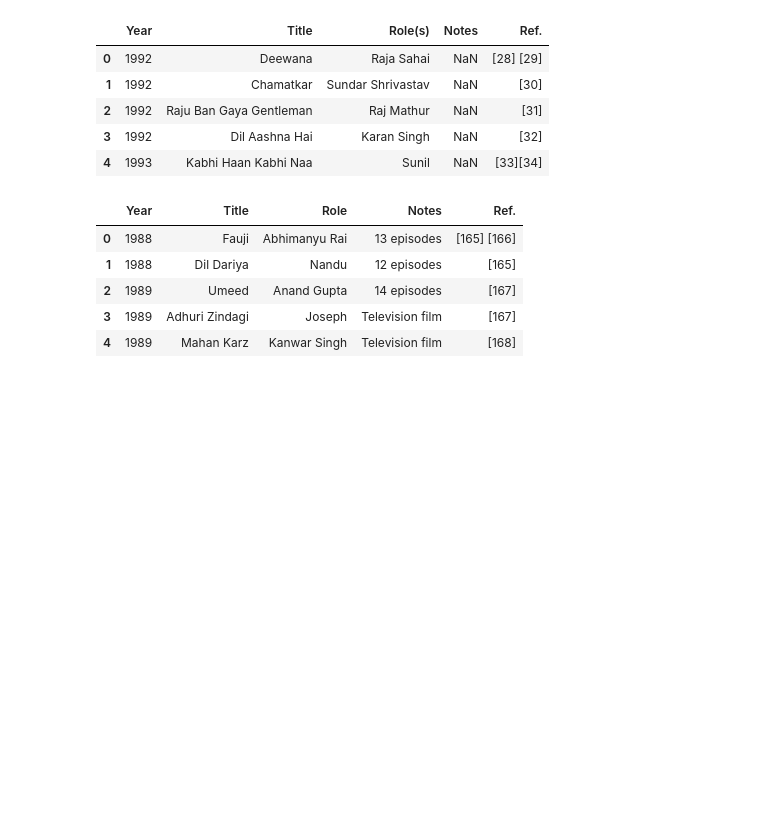
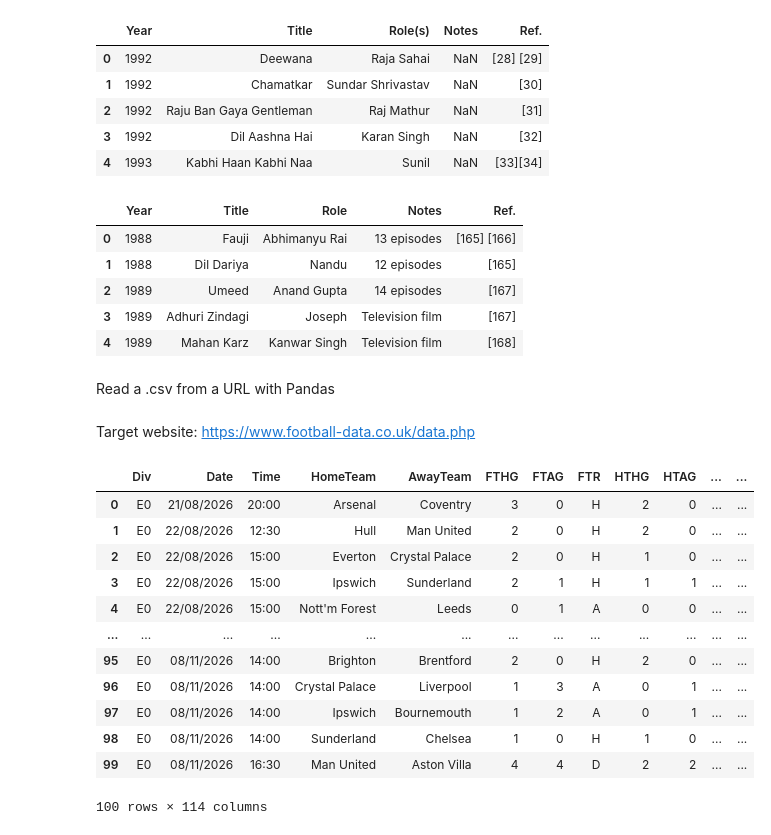
Before and after one commit to A04ksj/Automation_with_python, a Jupyter notebook: table_extraction.ipynb, the cells around one changed output. Cells and saved outputs as stored; diff of their text form; code cells hidden in the pictures; blank space fills up the shorter version.

```diff
--- a/table_extraction.ipynb
+++ b/table_extraction.ipynb
@@ -62,3 +62,7 @@ Shah_Rukh_Khan_filmography[3].head()
 | 2 | 1989 | Umeed | Anand Gupta | 14 episodes | [167] |
 | 3 | 1989 | Adhuri Zindagi | Joseph | Television film | [167] |
 | 4 | 1989 | Mahan Karz | Kanwar Singh | Television film | [168] |
+# %% [markdown]
+Read a .csv from a URL with Pandas
+# %% [markdown]
+Target website: https://www.football-data.co.uk/data.php
@@ -64,0 +71,20 @@ Shah_Rukh_Khan_filmography[3].head()
+# %%
+# reading 1 csv file from the website
+df_premier26 = pd.read_csv('https://football-data.co.uk/mmz4281/2627/E0.csv')
+# %%
+# showing dataframe
+df_premier26
+# %% [output]
+|  | Div | Date | Time | HomeTeam | AwayTeam | FTHG | FTAG | FTR | HTHG | HTAG | ... | ... |
+| 0 | E0 | 21/08/2026 | 20:00 | Arsenal | Coventry | 3 | 0 | H | 2 | 0 | ... | ... |
+| 1 | E0 | 22/08/2026 | 12:30 | Hull | Man United | 2 | 0 | H | 2 | 0 | ... | ... |
+| 2 | E0 | 22/08/2026 | 15:00 | Everton | Crystal Palace | 2 | 0 | H | 1 | 0 | ... | ... |
+| 3 | E0 | 22/08/2026 | 15:00 | Ipswich | Sunderland | 2 | 1 | H | 1 | 1 | ... | ... |
+| 4 | E0 | 22/08/2026 | 15:00 | Nott'm Forest | Leeds | 0 | 1 | A | 0 | 0 | ... | ... |
+| ... | ... | ... | ... | ... | ... | ... | ... | ... | ... | ... | ... | ... |
+| 95 | E0 | 08/11/2026 | 14:00 | Brighton | Brentford | 2 | 0 | H | 2 | 0 | ... | ... |
+| 96 | E0 | 08/11/2026 | 14:00 | Crystal Palace | Liverpool | 1 | 3 | A | 0 | 1 | ... | ... |
+| 97 | E0 | 08/11/2026 | 14:00 | Ipswich | Bournemouth | 1 | 2 | A | 0 | 1 | ... | ... |
+| 98 | E0 | 08/11/2026 | 14:00 | Sunderland | Chelsea | 1 | 0 | H | 1 | 0 | ... | ... |
+| 99 | E0 | 08/11/2026 | 16:30 | Man United | Aston Villa | 4 | 4 | D | 2 | 2 | ... | ... |
+100 rows × 114 columns
```
Also changed, not shown: parts of 3 cells of this notebook.
